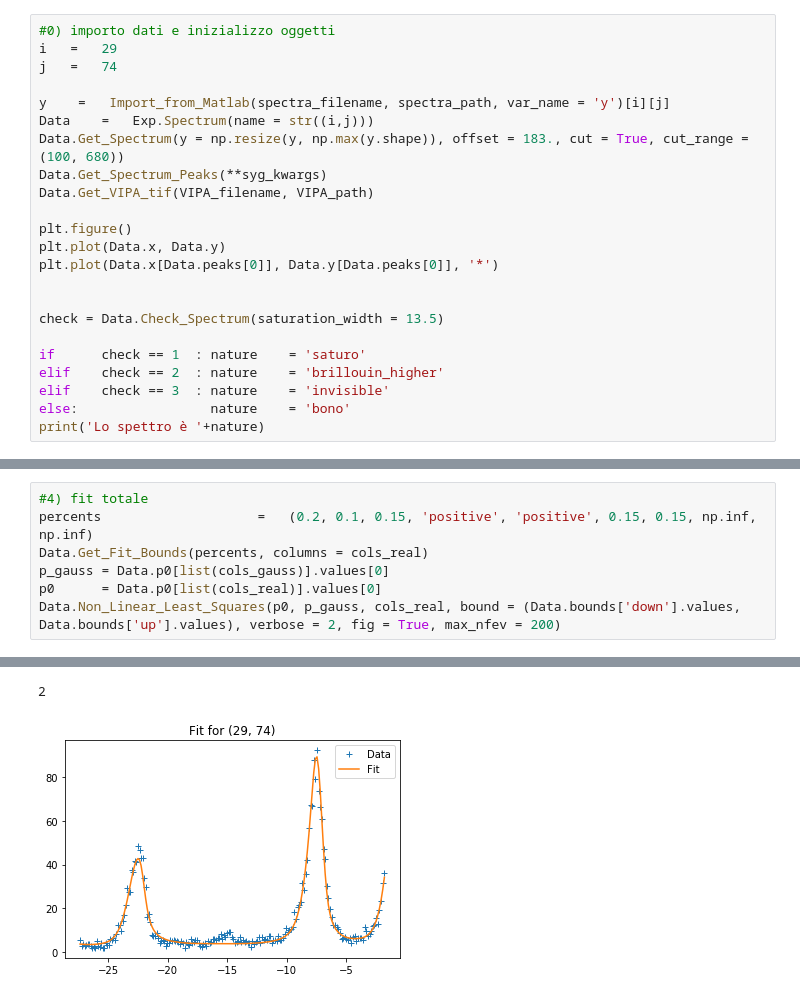
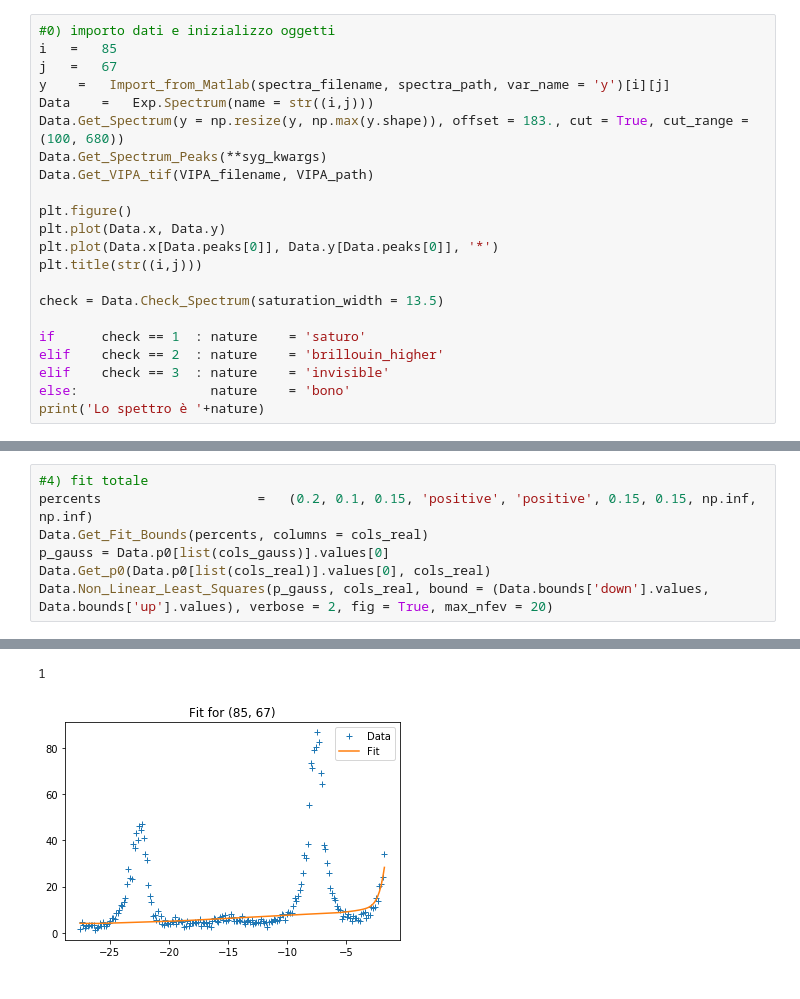
Before and after one commit to flautodipan/Python_Libraries, a Jupyter notebook: Experimentum_single.ipynb, the cells around one changed output, grey strips where cells are left out. Drawn from its saved outputs; the diff is of its cells as text.

```diff
--- a/Experimentum_single.ipynb
+++ b/Experimentum_single.ipynb
@@ -29,9 +29,8 @@ cols_real   = ('Co', 'Omega', 'Gamma', 'Delta', 'tau', 'delta_width', 'delta_amp
 cols_gauss  = ( 'A', 'mu', 'sigma')
 # %%
 #0) importo dati e inizializzo oggetti
-i   =   29
-j   =   74
-
+i   =   85
+j   =   67
 y    =   Import_from_Matlab(spectra_filename, spectra_path, var_name = 'y')[i][j]
 Data    =   Exp.Spectrum(name = str((i,j)))
 Data.Get_Spectrum(y = np.resize(y, np.max(y.shape)), offset = 183., cut = True, cut_range = (100, 680))
@@ -41,7 +40,7 @@ Data.Get_VIPA_tif(VIPA_filename, VIPA_path)
 plt.figure()
 plt.plot(Data.x, Data.y)
 plt.plot(Data.x[Data.peaks[0]], Data.y[Data.peaks[0]], '*')
-
+plt.title(str((i,j)))
 
 check = Data.Check_Spectrum(saturation_width = 13.5)
 
@@ -130,6 +128,6 @@ Valore stimato della cost function prima del fit:
 percents                    =   (0.2, 0.1, 0.15, 'positive', 'positive', 0.15, 0.15, np.inf, np.inf)
 Data.Get_Fit_Bounds(percents, columns = cols_real)
 p_gauss = Data.p0[list(cols_gauss)].values[0]
-p0      = Data.p0[list(cols_real)].values[0]
-Data.Non_Linear_Least_Squares(p0, p_gauss, cols_real, bound = (Data.bounds['down'].values, Data.bounds['up'].values), verbose = 2, fig = True, max_nfev = 200)
+Data.Get_p0(Data.p0[list(cols_real)].values[0], cols_real)
+Data.Non_Linear_Least_Squares(p_gauss, cols_real, bound = (Data.bounds['down'].values, Data.bounds['up'].values), verbose = 2, fig = True, max_nfev = 20)
 # %% [output]
@@ -153,5 +151,5 @@ Iteration     Total nfev        Cost      Cost reduction    Step norm     Optima
-2
+1
-[figure, old version]
+[figure, new version]
 # %%
 Data.Fit_Params
 # %% [output]
```
Also changed, not shown: parts of 9 cells of this notebook, 20 other files.
